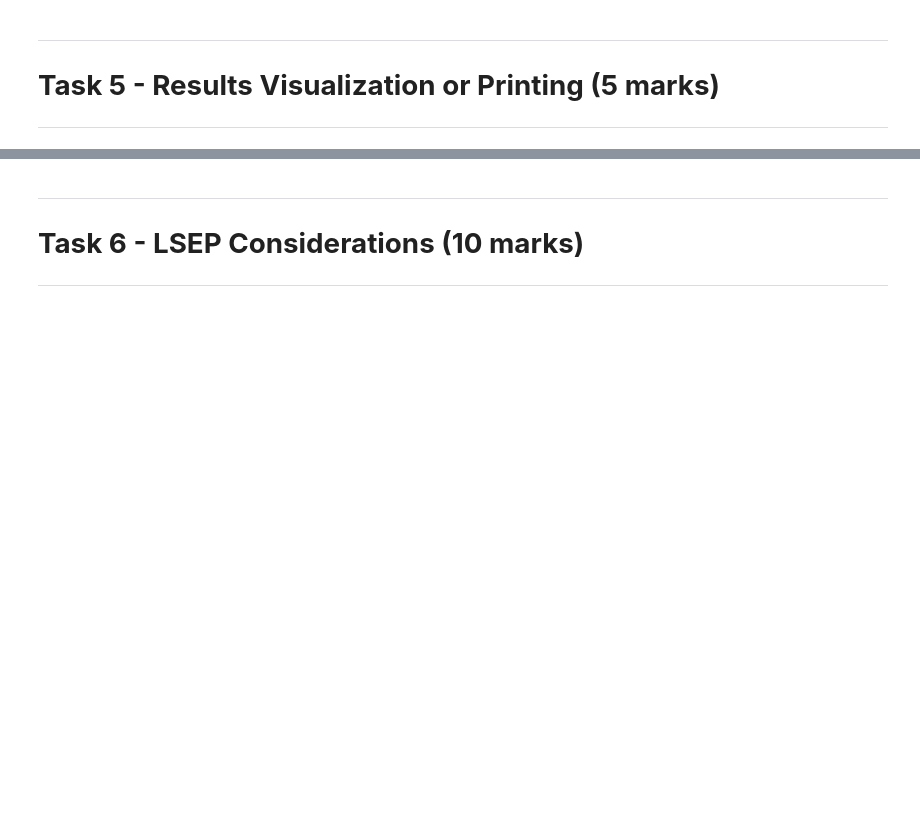
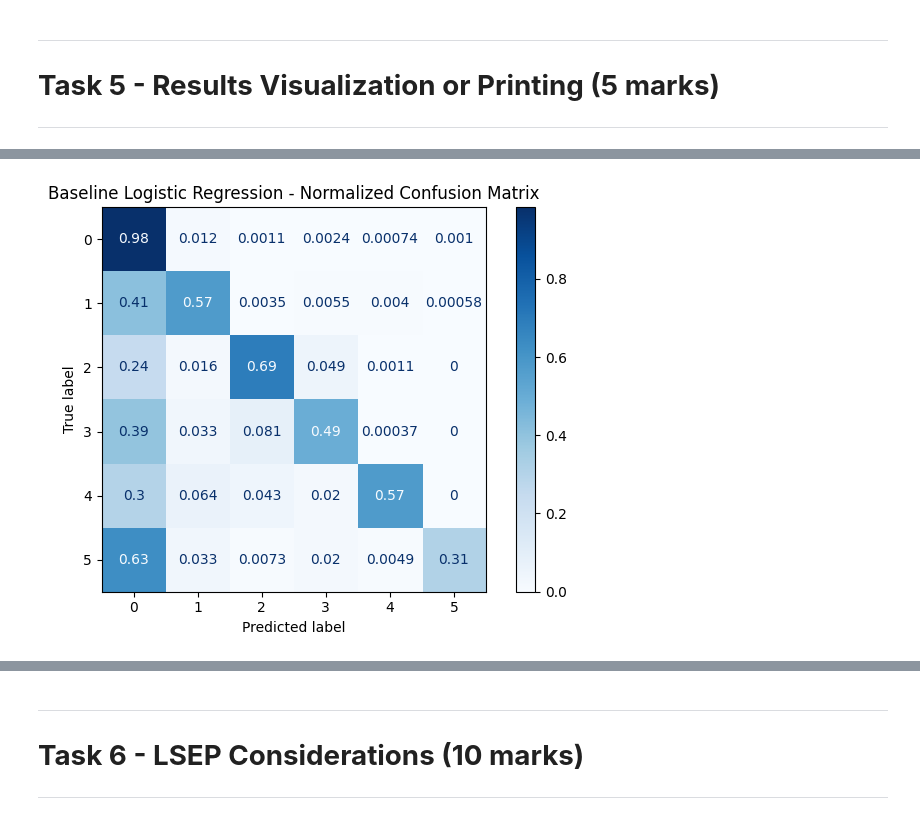
Before and after one commit to Mr-Nobody1/UEL, a Jupyter notebook: Group_T23_CRWK_CN7030_3.ipynb, the cells around one changed output, grey strips where cells are left out. Cells and saved outputs as stored; diff of their text form; code cells hidden in the pictures; blank space fills up the shorter version.

Commit message:
Implement feature X to enhance user experience and optimize performance

```diff
--- a/Group_T23_CRWK_CN7030_3.ipynb
+++ b/Group_T23_CRWK_CN7030_3.ipynb
@@ -697,0 +609,99 @@ NameError: name 'nb_results' is not defined
+# %%
+## Student 1: Muhammad Jahanzaib Ali Khan - Complete Logistic Regression Analysis
+print("\n=== COMPLETE LOGISTIC REGRESSION ANALYSIS (JAHANZAIB) ===")
+
+def plot_confusion_matrix_lr(predictions, model_name):
+    """Plot normalized confusion matrix for Logistic Regression models"""
+    preds_pd = predictions.select("label","prediction").toPandas()
+    cm = confusion_matrix(preds_pd['label'], preds_pd['prediction'], normalize='true')
+    plt.figure(figsize=(8, 6))
+    disp = ConfusionMatrixDisplay(confusion_matrix=cm)
+    disp.plot(cmap=plt.cm.Blues)
+    plt.title(f"{model_name} - Normalized Confusion Matrix")
+    plt.tight_layout()
+    plt.show()
+    return preds_pd
+
+def calculate_roc_auc_lr(preds_pd, model_name):
+    """Calculate ROC-AUC per class for Logistic Regression"""
+    try:
+        labels = sorted(preds_pd['label'].unique())
+        roc_list = []
+
+        print(f"\nROC-AUC per class for {model_name}:")
+        for lbl in labels:
+            y_true = (preds_pd['label'] == lbl).astype(int)
+            y_score = (preds_pd['prediction'] == lbl).astype(int)
+            if len(set(y_true)) > 1:  # Check if we have both classes
+                roc = roc_auc_score(y_true, y_score)
+                roc_list.append((lbl, roc))
+                print(f"Class {lbl}: {roc:.4f}")
+
+        # Calculate average ROC-AUC
+        avg_roc = sum([roc for _, roc in roc_list]) / len(roc_list) if roc_list else 0
+        print(f"Average ROC-AUC: {avg_roc:.4f}")
+        return roc_list, avg_roc
+
+    except Exception as e:
+        print(f"ROC-AUC calculation failed for {model_name}: {str(e)}")
+        return [], 0
+
+# Comprehensive Logistic Regression Evaluation
+print("🔍 1. CONFUSION MATRICES FOR LOGISTIC REGRESSION MODELS:")
+preds_lr_base_pd = plot_confusion_matrix_lr(lr_results[0][0], "Baseline Logistic Regression")
+preds_lr_over_pd = plot_confusion_matrix_lr(lr_results[1][0], "Oversampled Logistic Regression")
+preds_lr_weight_pd = plot_confusion_matrix_lr(lr_results[2][0], "Weighted Logistic Regression")
+
+print("\n🔍 2. ROC-AUC ANALYSIS FOR LOGISTIC REGRESSION MODELS:")
+roc_lr_baseline, avg_roc_lr_base = calculate_roc_auc_lr(preds_lr_base_pd, "Baseline Logistic Regression")
+roc_lr_oversampled, avg_roc_lr_over = calculate_roc_auc_lr(preds_lr_over_pd, "Oversampled Logistic Regression")
+roc_lr_weighted, avg_roc_lr_weight = calculate_roc_auc_lr(preds_lr_weight_pd, "Weighted Logistic Regression")
+
+# Logistic Regression Performance Comparison
+lr_comparison = pd.DataFrame({
+    'Strategy': ['Baseline', 'Oversampling', 'Weighting'],
+    'Accuracy': [lr_results[0][1], lr_results[1][1], lr_results[2][1]],
+    'F1_Score': [lr_results[0][2], lr_results[1][2], lr_results[2][2]],
+    'Precision': [lr_results[0][3], lr_results[1][3], lr_results[2][3]],
+    'Recall': [lr_results[0][4], lr_results[1][4], lr_results[2][4]],
+    'Avg_ROC_AUC': [avg_roc_lr_base, avg_roc_lr_over, avg_roc_lr_weight]
+})
+
+print("\n🔍 3. LOGISTIC REGRESSION PERFORMANCE COMPARISON:")
+print("="*80)
+print("LOGISTIC REGRESSION - STRATEGY COMPARISON")
+print("="*80)
+print(lr_comparison.to_string(index=False, float_format='%.4f'))
+
+# Logistic Regression Visualization
+fig, axes = plt.subplots(2, 2, figsize=(15, 10))
+
+# Metrics comparison
+metrics_lr = ['Accuracy', 'F1_Score', 'Precision', 'Recall']
+for i, metric in enumerate(metrics_lr):
+    ax = axes[i//2, i%2]
+    bars = ax.bar(lr_comparison['Strategy'], lr_comparison[metric],
+                  color=['skyblue', 'lightcoral', 'lightgreen'])
+    ax.set_title(f'{metric.replace("_", " ")} - Logistic Regression', fontweight='bold')
+    ax.set_ylabel(metric.replace("_", " "))
+    ax.set_ylim(0, 1)
+
+    # Add value labels on bars
+    for bar in bars:
+        height = bar.get_height()
+        ax.text(bar.get_x() + bar.get_width()/2., height + 0.01,
+                f'{height:.3f}', ha='center', va='bottom', fontsize=10)
+
+plt.tight_layout()
+plt.suptitle('Logistic Regression - Strategy Performance Comparison', fontsize=16, fontweight='bold')
+plt.show()
+
+# Best Logistic Regression Model
+best_lr_idx = lr_comparison['F1_Score'].idxmax()
+best_lr_model = lr_comparison.iloc[best_lr_idx]
+print(f"\n🏆 BEST LOGISTIC REGRESSION MODEL:")
+print(f"   Strategy: {best_lr_model['Strategy']}")
+print(f"   F1-Score: {best_lr_model['F1_Score']:.4f}")
+print(f"   Accuracy: {best_lr_model['Accuracy']:.4f} ({best_lr_model['Accuracy']*100:.2f}%)")
+print(f"   Average ROC-AUC: {best_lr_model['Avg_ROC_AUC']:.4f}")
+# %% [output]
@@ -697,0 +711 @@ NameError: name 'nb_results' is not defined
+[figure, added]
```
Also changed, not shown: parts of 7 cells of this notebook.
